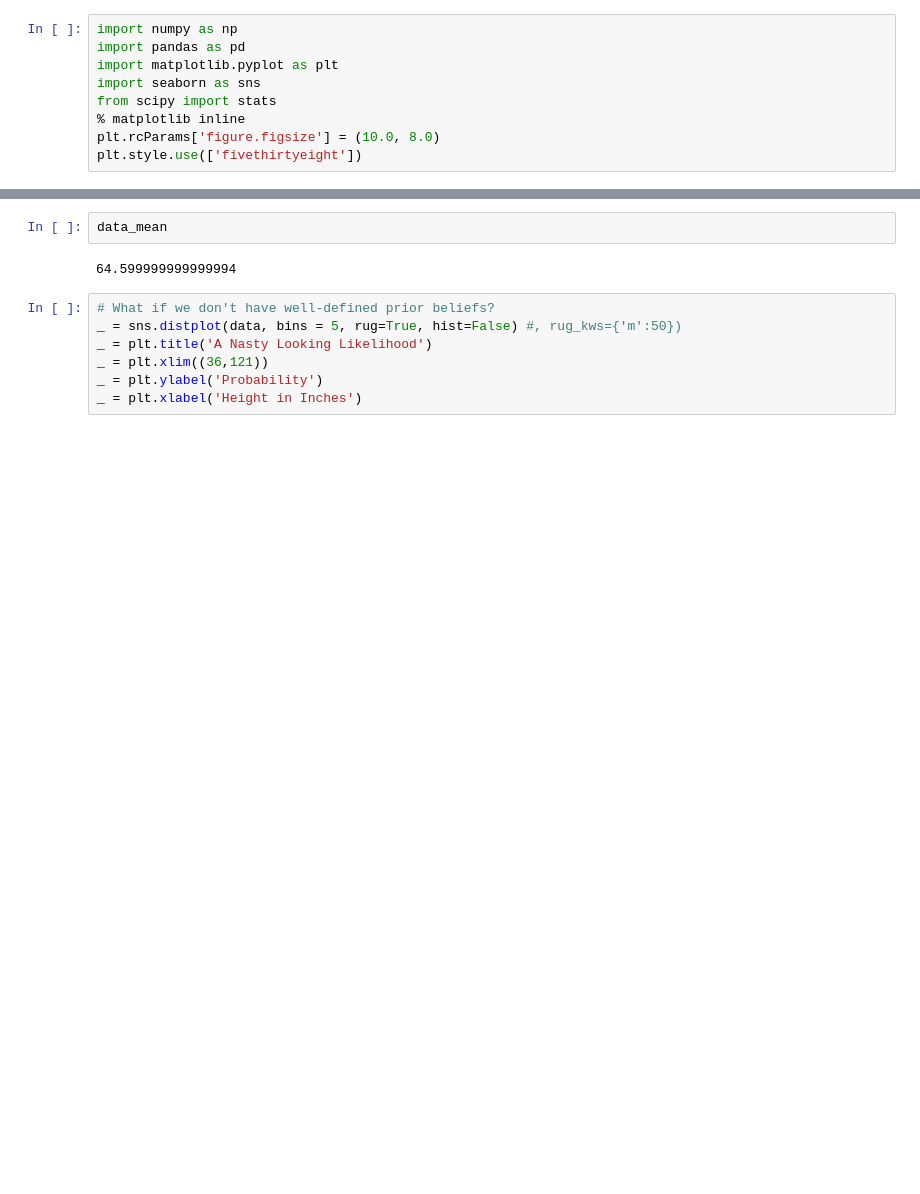
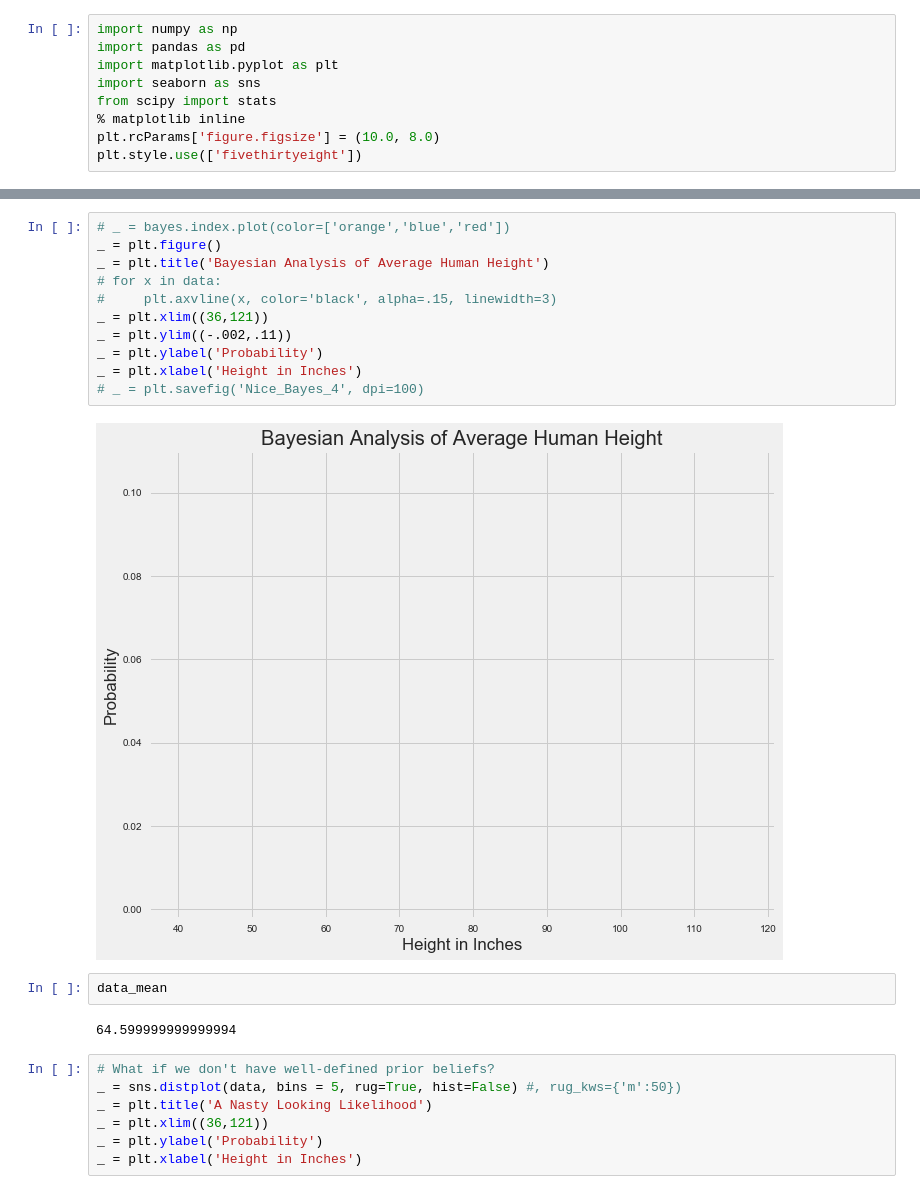
Before and after one commit to bpshaver/MCMC_Lightning_Talk, a Jupyter notebook: MCMC_Lightning_Talk.ipynb, the cells around one changed output, grey strips where cells are left out. Saved outputs shown, nothing was run; the diff lists cells and outputs as text; blank space fills up the shorter version.

```diff
--- a/MCMC_Lightning_Talk.ipynb
+++ b/MCMC_Lightning_Talk.ipynb
@@ -67,3 +71,16 @@ _ = plt.xlabel('Height in Inches')
+# %%
+# _ = bayes.index.plot(color=['orange','blue','red'])
+_ = plt.figure()
+_ = plt.title('Bayesian Analysis of Average Human Height')
+# for x in data:
+#     plt.axvline(x, color='black', alpha=.15, linewidth=3)
+_ = plt.xlim((36,121))
+_ = plt.ylim((-.002,.11))
+_ = plt.ylabel('Probability')
+_ = plt.xlabel('Height in Inches')
+# _ = plt.savefig('Nice_Bayes_4', dpi=100)
+# %% [output]
+[figure, added]
 # %%
 data_mean
 # %% [output]
```
Also changed, not shown: parts of 1 cell of this notebook, 7 other files.
